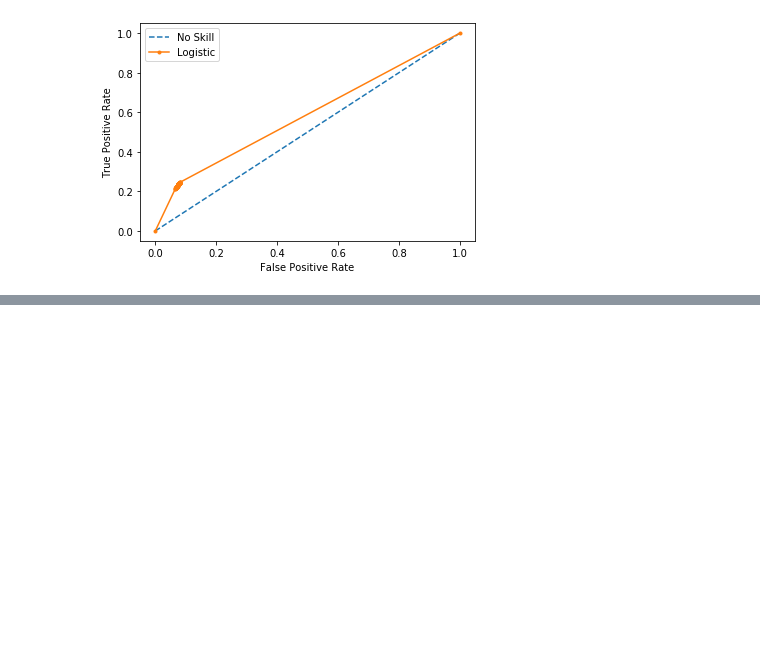
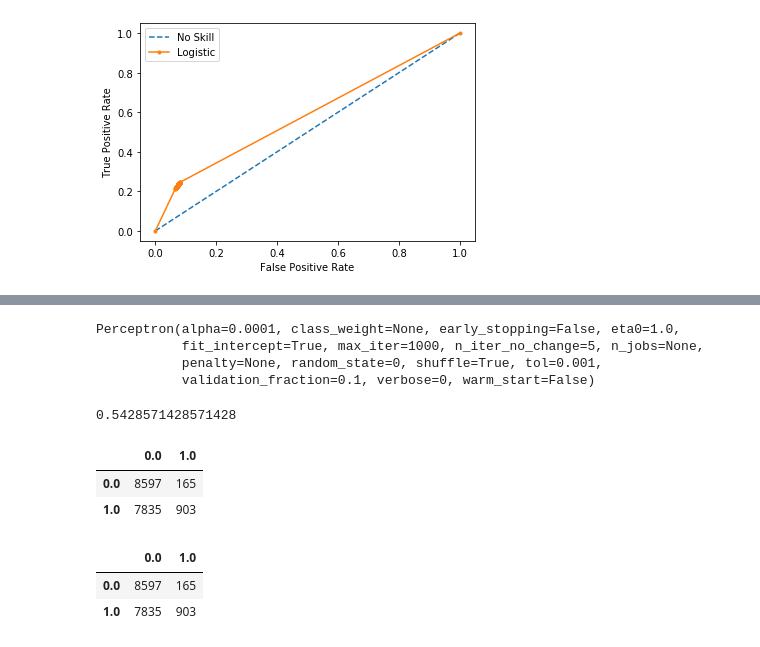
Before and after one commit to nandabezerran/MachineLearningFP, a Jupyter notebook: FinalProject.ipynb, the cells around one changed output, grey strips where cells are left out. Saved outputs shown, nothing was run; the diff lists cells and outputs as text; code cells hidden in the pictures; blank space fills up the shorter version.

Commit message:
Adição de teste de lineraridade do perceptron

```diff
--- a/FinalProject.ipynb
+++ b/FinalProject.ipynb
@@ -561,0 +559,35 @@ Logistic: ROC AUC=0.583
+# %%
+clf = Perceptron(tol=1e-3, random_state=0)
+# %%
+clf.fit(xTrain, yTrain)
+# %% [output]
+Perceptron(alpha=0.0001, class_weight=None, early_stopping=False, eta0=1.0,
+           fit_intercept=True, max_iter=1000, n_iter_no_change=5, n_jobs=None,
+           penalty=None, random_state=0, shuffle=True, tol=0.001,
+           validation_fraction=0.1, verbose=0, warm_start=False)
+# %%
+clf.score(xTest, yTest)
+# %% [output]
+0.5428571428571428
+# %%
+preds = clf.predict(xTest)
+# %%
+confMatrix = confusion_matrix(yTest, preds)
+confMatrixDF = pd.DataFrame(confMatrix, index = np.unique(yTest), columns = np.unique(yTest))
+# %%
+confMatrixDF
+# %% [output]
+|  | 0.0 | 1.0 |
+| 0.0 | 8597 | 165 |
+| 1.0 | 7835 | 903 |
+# %%
+clf = Perceptron(tol=1e-3, random_state=0)
+clf.fit(xTrain, yTrain)
+preds = clf.predict(xTest)
+confMatrix = confusion_matrix(yTest, preds)
+confMatrixDF = pd.DataFrame(confMatrix, index = np.unique(yTest), columns = np.unique(yTest))
+confMatrixDF
+# %% [output]
+|  | 0.0 | 1.0 |
+| 0.0 | 8597 | 165 |
+| 1.0 | 7835 | 903 |
```
Also changed, not shown: parts of 4 cells of this notebook.
